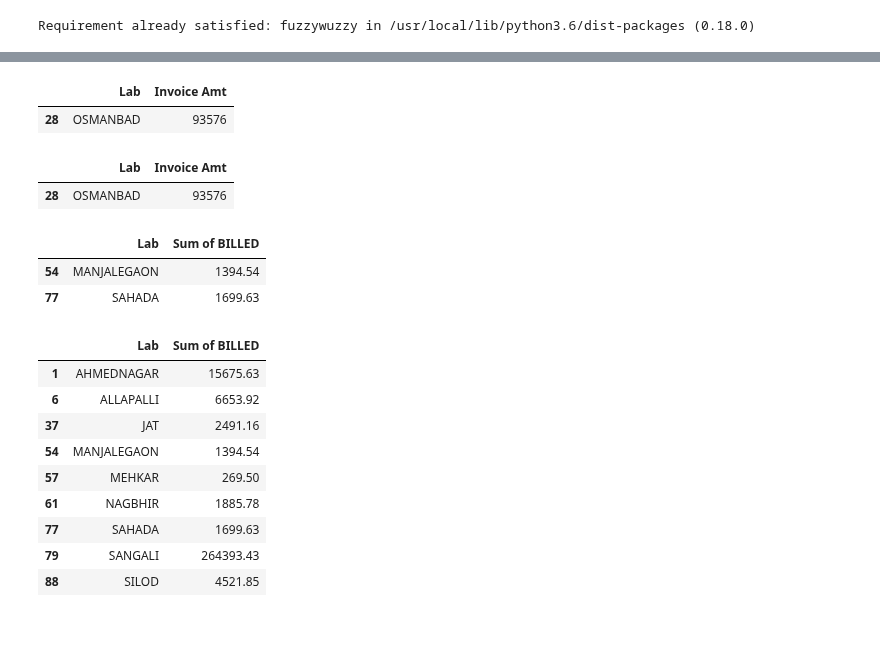
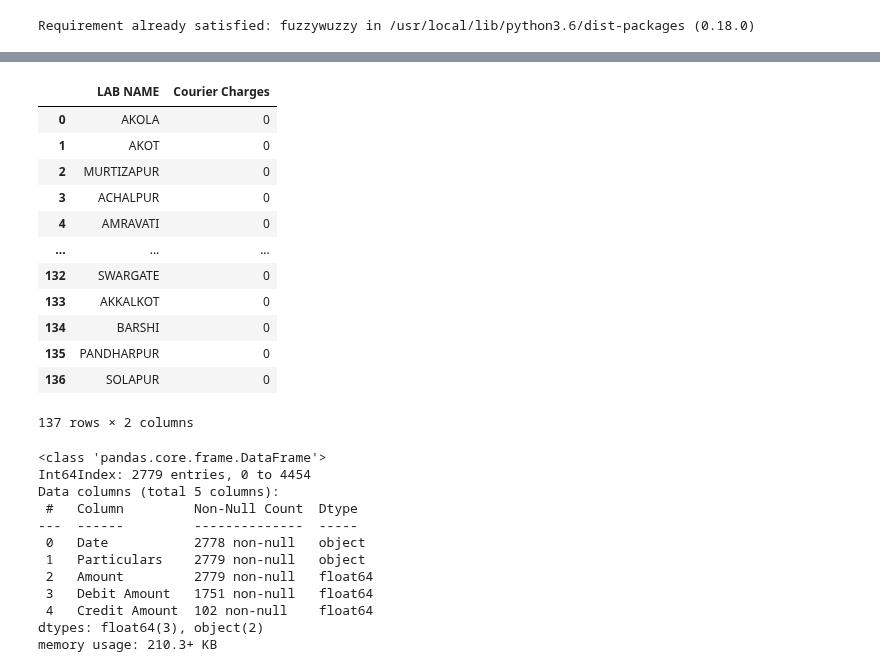
Before and after one commit to dharmendra-chouhan/s2datascience, a Jupyter notebook: Costing_Sheet_Dec_2019_with_All_annexures_13102020_metting.ipynb, the cells around one changed output, grey strips where cells are left out. Cells and saved outputs as stored; diff of their text form; code cells hidden in the pictures; blank space fills up the shorter version.

```diff
--- a/Costing_Sheet_Dec_2019_with_All_annexures_13102020_metting.ipynb
+++ b/Costing_Sheet_Dec_2019_with_All_annexures_13102020_metting.ipynb
@@ -334,29 +431,20 @@ rent_missingdata
-# %%
-CONSUMABLES_missingdat_all
-# %% [output]
-|  | Lab | Invoice Amt |
-| 28 | OSMANBAD | 93576 |
-# %%
-CONSUMABLES_missingdata
-# %% [output]
-|  | Lab | Invoice Amt |
-| 28 | OSMANBAD | 93576 |
-# %%
-THYROCARE_missingdata
-# %% [output]
-|  | Lab | Sum of BILLED |
-| 54 | MANJALEGAON | 1394.54 |
-| 77 | SAHADA | 1699.63 |
-# %%
-THYROCARE_missingdata_all
-# %% [output]
-|  | Lab | Sum of BILLED |
-| 1 | AHMEDNAGAR | 15675.63 |
-| 6 | ALLAPALLI | 6653.92 |
-| 37 | JAT | 2491.16 |
-| 54 | MANJALEGAON | 1394.54 |
-| 57 | MEHKAR | 269.50 |
-| 61 | NAGBHIR | 1885.78 |
-| 77 | SAHADA | 1699.63 |
-| 79 | SANGALI | 264393.43 |
-| 88 | SILOD | 4521.85 |
+# %%
+LAB=CostingSheet['LAB NAME']
+tallydatadf = pd.DataFrame({'LAB NAME':LAB,'Courier Charges':LAB})
+tallydatadf['Courier Charges']=0
+# %%
+tallydatadf
+# %% [output]
+|  | LAB NAME | Courier Charges |
+| 0 | AKOLA | 0 |
+| 1 | AKOT | 0 |
+| 2 | MURTIZAPUR | 0 |
+| 3 | ACHALPUR | 0 |
+| 4 | AMRAVATI | 0 |
+| ... | ... | ... |
+| 132 | SWARGATE | 0 |
+| 133 | AKKALKOT | 0 |
+| 134 | BARSHI | 0 |
+| 135 | PANDHARPUR | 0 |
+| 136 | SOLAPUR | 0 |
+137 rows × 2 columns
@@ -362,0 +462,15 @@ THYROCARE_missingdata_all
+# %%
+Annexure8Tallydata_one.info()
+# %% [output]
+<class 'pandas.core.frame.DataFrame'>
+Int64Index: 2779 entries, 0 to 4454
+Data columns (total 5 columns):
+ #   Column         Non-Null Count  Dtype
+---  ------         --------------  -----
+ 0   Date           2778 non-null   object
+ 1   Particulars    2779 non-null   object
+ 2   Amount         2779 non-null   float64
+ 3   Debit Amount   1751 non-null   float64
+ 4   Credit Amount  102 non-null    float64
+dtypes: float64(3), object(2)
+memory usage: 210.3+ KB
```
Also changed, not shown: parts of 11 cells of this notebook.
